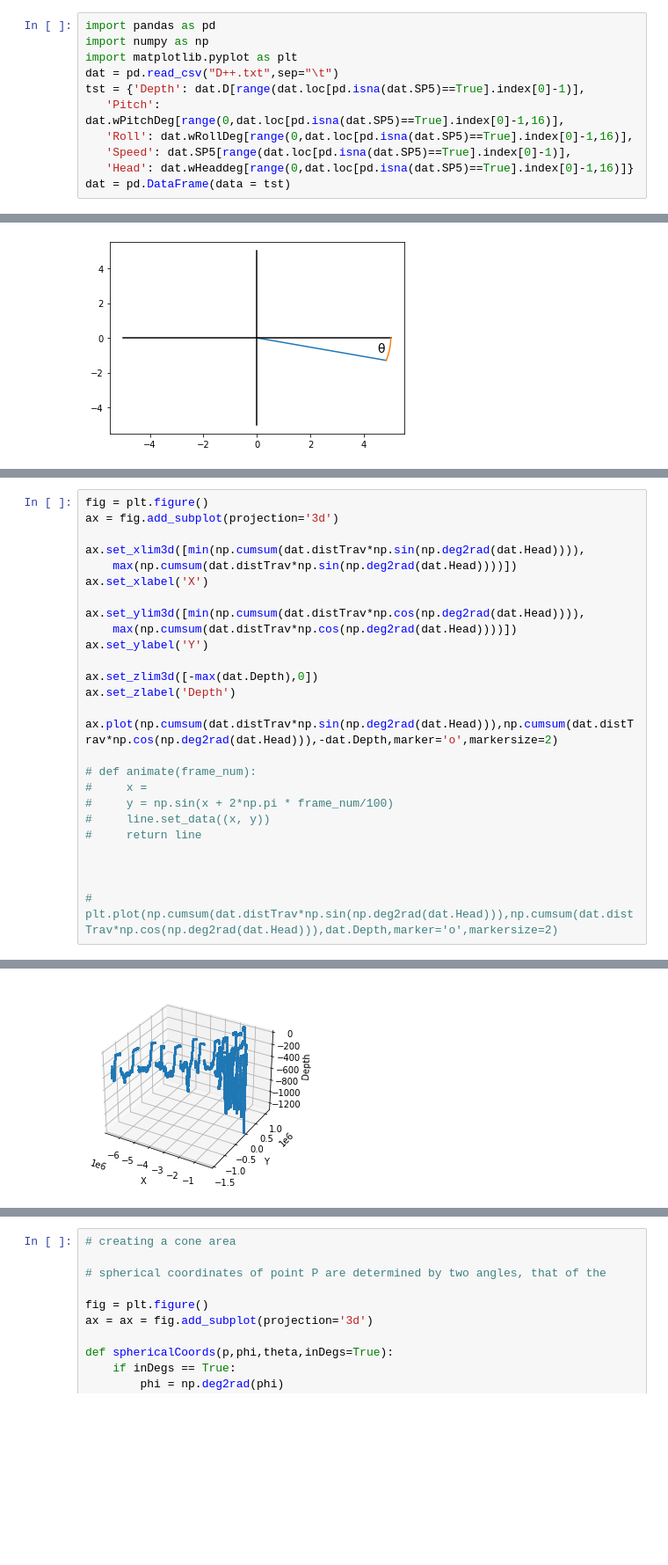
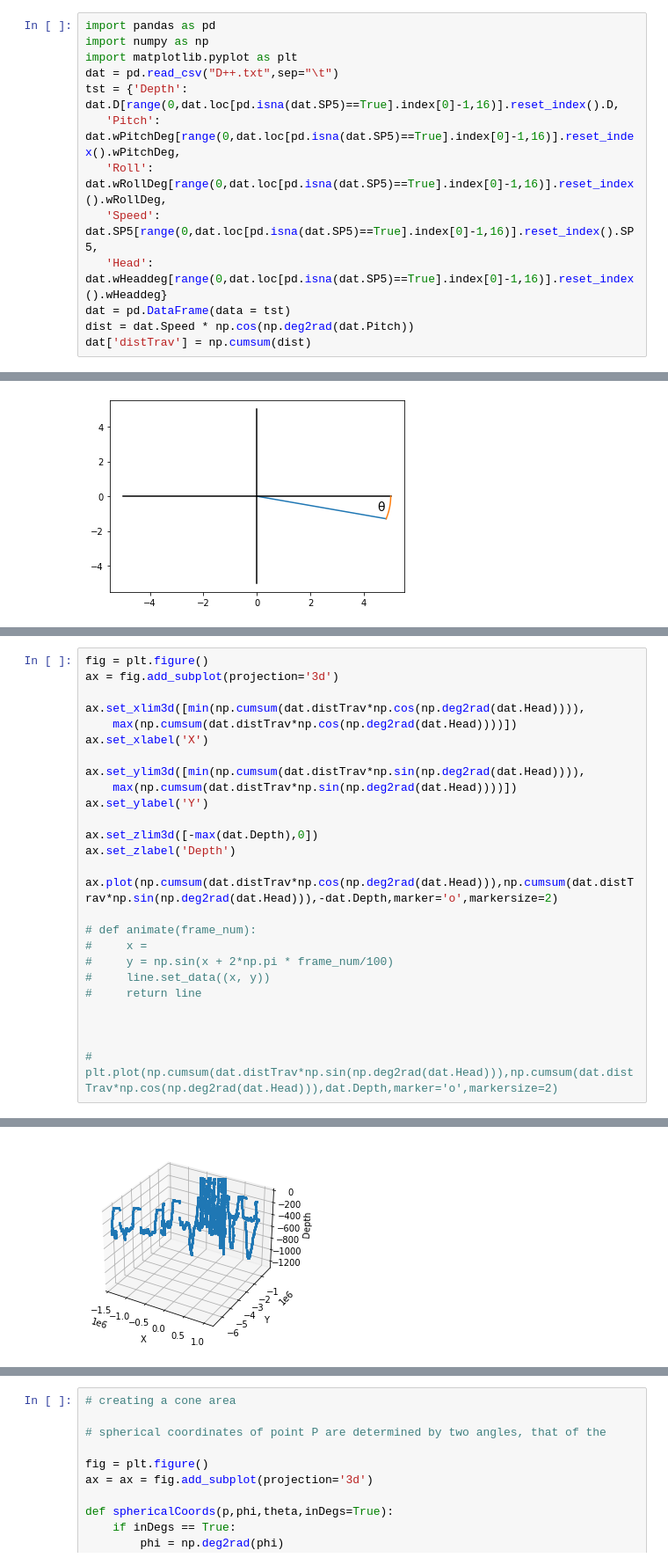
Before and after one commit to argrod/PosVol, a Jupyter notebook: EcholocationCone.ipynb, the cells around one changed output, grey strips where cells are left out. Shown at 88% size. Drawn from its saved outputs; the diff is of its cells as text; blank space fills up the shorter version.

```diff
--- a/EcholocationCone.ipynb
+++ b/EcholocationCone.ipynb
@@ -7,12 +7,14 @@ import pandas as pd
 import numpy as np
 import matplotlib.pyplot as plt
 dat = pd.read_csv("D++.txt",sep="\t")
-tst = {'Depth': dat.D[range(dat.loc[pd.isna(dat.SP5)==True].index[0]-1)],
-   'Pitch': dat.wPitchDeg[range(0,dat.loc[pd.isna(dat.SP5)==True].index[0]-1,16)],
-   'Roll': dat.wRollDeg[range(0,dat.loc[pd.isna(dat.SP5)==True].index[0]-1,16)],
-   'Speed': dat.SP5[range(dat.loc[pd.isna(dat.SP5)==True].index[0]-1)],
-   'Head': dat.wHeaddeg[range(0,dat.loc[pd.isna(dat.SP5)==True].index[0]-1,16)]}
+tst = {'Depth': dat.D[range(0,dat.loc[pd.isna(dat.SP5)==True].index[0]-1,16)].reset_index().D,
+   'Pitch': dat.wPitchDeg[range(0,dat.loc[pd.isna(dat.SP5)==True].index[0]-1,16)].reset_index().wPitchDeg,
+   'Roll': dat.wRollDeg[range(0,dat.loc[pd.isna(dat.SP5)==True].index[0]-1,16)].reset_index().wRollDeg,
+   'Speed': dat.SP5[range(0,dat.loc[pd.isna(dat.SP5)==True].index[0]-1,16)].reset_index().SP5,
+   'Head': dat.wHeaddeg[range(0,dat.loc[pd.isna(dat.SP5)==True].index[0]-1,16)].reset_index().wHeaddeg}
 dat = pd.DataFrame(data = tst)
+dist = dat.Speed * np.cos(np.deg2rad(dat.Pitch))
+dat['distTrav'] = np.cumsum(dist)
 # %%
 plt.plot([0,5*np.cos(np.deg2rad(15))],[0,-5*np.sin(np.deg2rad(15))])
 plt.plot(range(-5,6),np.repeat(0,11),color="black")
@@ -28,29 +43,29 @@ dat['distTrav'] = np.cumsum(dist)
 # %%
 fig = plt.figure()
 ax = fig.add_subplot(projection='3d')
 
-ax.set_xlim3d([min(np.cumsum(dat.distTrav*np.sin(np.deg2rad(dat.Head)))),
-    max(np.cumsum(dat.distTrav*np.sin(np.deg2rad(dat.Head))))])
+ax.set_xlim3d([min(np.cumsum(dat.distTrav*np.cos(np.deg2rad(dat.Head)))),
+    max(np.cumsum(dat.distTrav*np.cos(np.deg2rad(dat.Head))))])
 ax.set_xlabel('X')
 
-ax.set_ylim3d([min(np.cumsum(dat.distTrav*np.cos(np.deg2rad(dat.Head)))),
-    max(np.cumsum(dat.distTrav*np.cos(np.deg2rad(dat.Head))))])
+ax.set_ylim3d([min(np.cumsum(dat.distTrav*np.sin(np.deg2rad(dat.Head)))),
+    max(np.cumsum(dat.distTrav*np.sin(np.deg2rad(dat.Head))))])
 ax.set_ylabel('Y')
 
 ax.set_zlim3d([-max(dat.Depth),0])
 ax.set_zlabel('Depth')
 
-ax.plot(np.cumsum(dat.distTrav*np.sin(np.deg2rad(dat.Head))),np.cumsum(dat.distTrav*np.cos(np.deg2rad(dat.Head))),-dat.Depth,marker='o',markersize=2)
+ax.plot(np.cumsum(dat.distTrav*np.cos(np.deg2rad(dat.Head))),np.cumsum(dat.distTrav*np.sin(np.deg2rad(dat.Head))),-dat.Depth,marker='o',markersize=2)
 
 # def animate(frame_num):
 #     x =
 #     y = np.sin(x + 2*np.pi * frame_num/100)
 #     line.set_data((x, y))
 #     return line
 
 
 
 # plt.plot(np.cumsum(dat.distTrav*np.sin(np.deg2rad(dat.Head))),np.cumsum(dat.distTrav*np.cos(np.deg2rad(dat.Head))),dat.Depth,marker='o',markersize=2)
 # %% [output]
 [<mpl_toolkits.mplot3d.art3d.Line3D at 0x...>]
-[figure, old version]
+[figure, new version]
```
Also changed, not shown: parts of 10 cells of this notebook.
